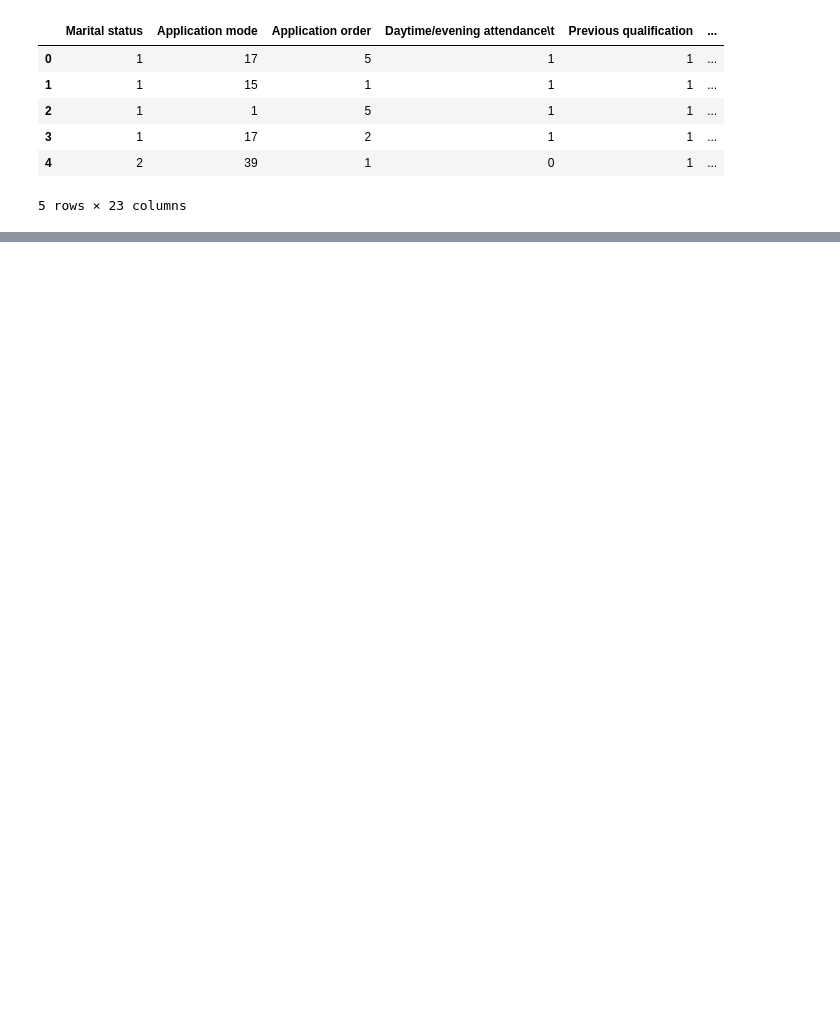
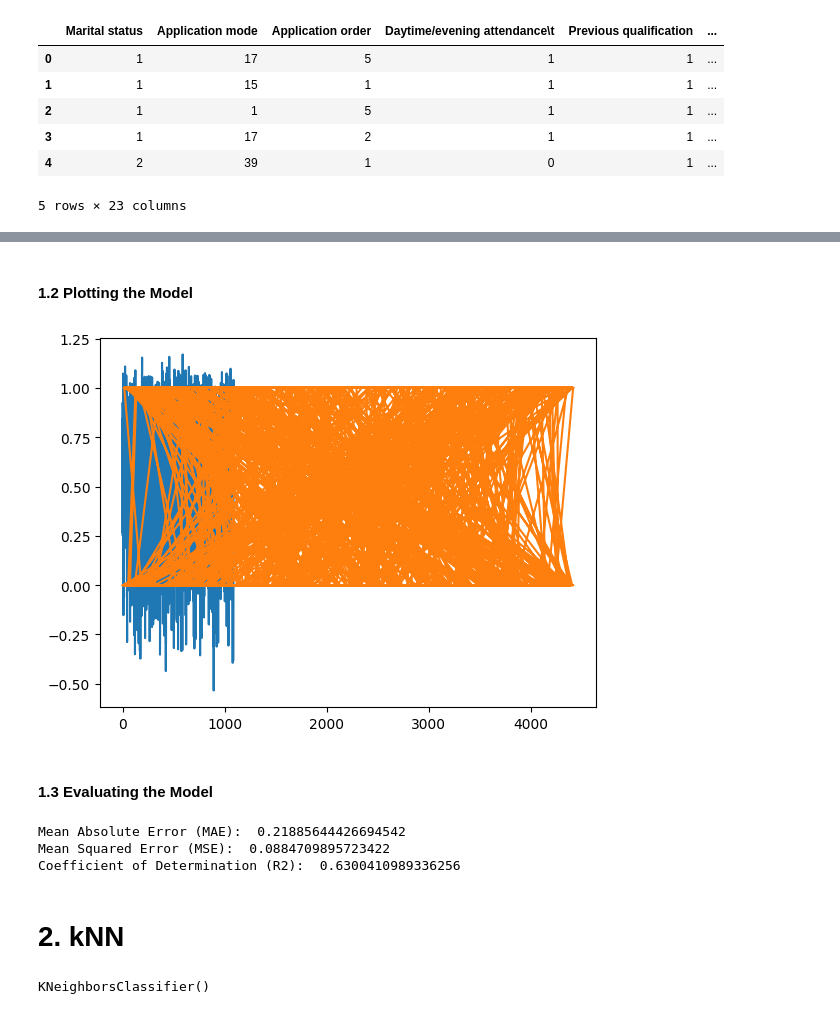
Before and after one commit to hannah127/EduPredictors, a Jupyter notebook: Training_ML_Models.ipynb, the cells around one changed output, grey strips where cells are left out. Saved outputs shown, nothing was run; the diff lists cells and outputs as text; code cells hidden in the pictures; blank space fills up the shorter version.

```diff
--- a/Training_ML_Models.ipynb
+++ b/Training_ML_Models.ipynb
@@ -15,0 +64,26 @@ df_filtered.head()
+# %% [markdown]
+#### 1.2 Plotting the Model
+# %%
+plt.plot(model_linReg.predict(X_test))
+plt.plot(y_test)
+plt.show()
+# %% [output]
+[figure, added]
+# %% [markdown]
+#### 1.3 Evaluating the Model
+# %%
+print("Mean Absolute Error (MAE): ", metrics.mean_absolute_error(y_test, pred_dropout))
+print("Mean Squared Error (MSE): ", metrics.mean_squared_error(y_test, pred_dropout))
+print('Coefficient of Determination (R2): ', model_linReg.score(X_test, y_test))
+# %% [output]
+Mean Absolute Error (MAE):  0.21885644426694542
+Mean Squared Error (MSE):  0.0884709895723422
+Coefficient of Determination (R2):  0.6300410989336256
+# %% [markdown]
+# 2. kNN
+# %%
+knn = KNeighborsClassifier(n_neighbors=5)
+
+knn.fit(X_train, y_train)
+# %% [output]
+KNeighborsClassifier()
```
Also changed, not shown: parts of 34 cells of this notebook.
